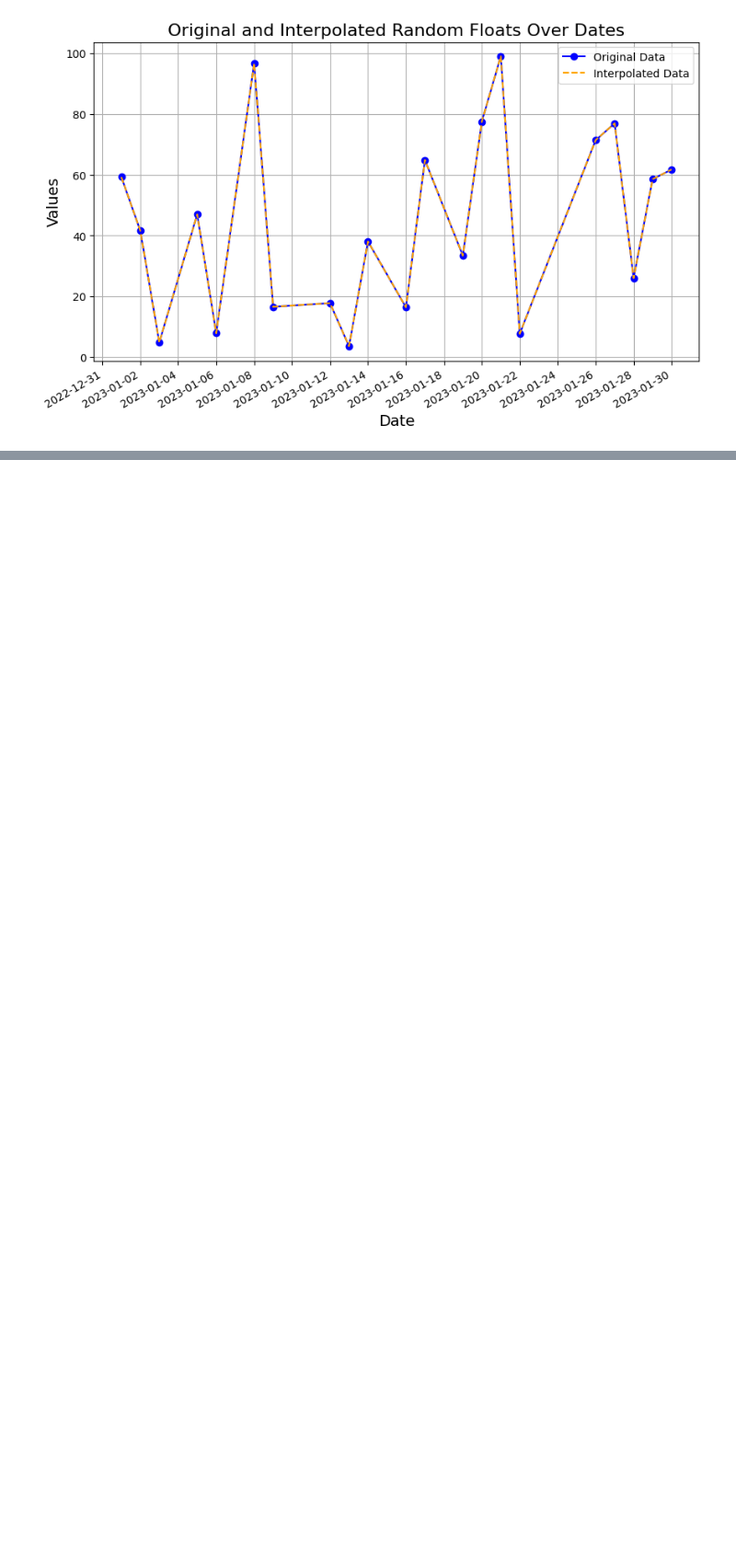
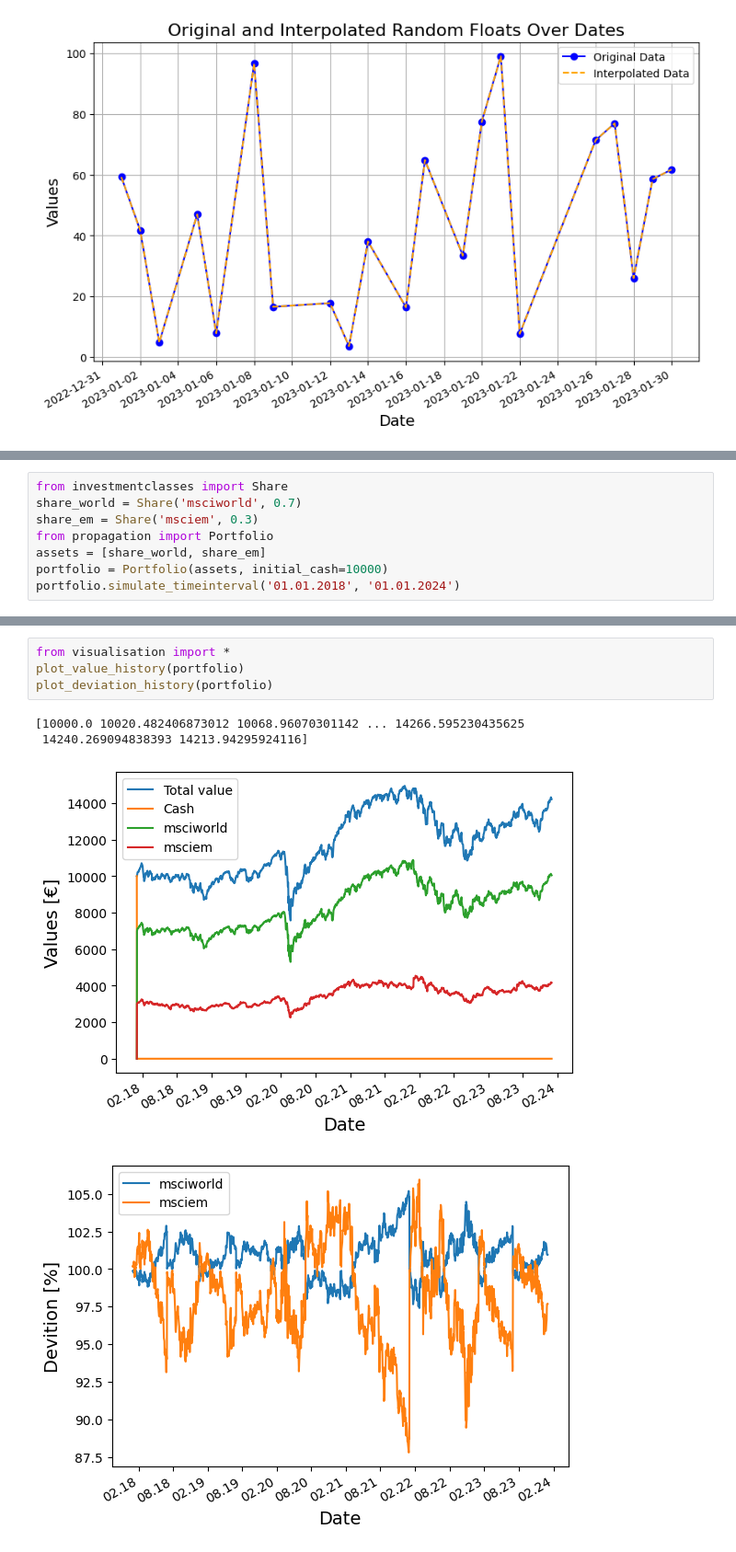
Before and after one commit to BastianSetter/Investment_analysis, a Jupyter notebook: testing.ipynb, the cells around one changed output, grey strips where cells are left out. Shown: that part at 92% size. Cells and saved outputs as stored; diff of their text form; blank space fills up the shorter version.

```diff
--- a/testing.ipynb
+++ b/testing.ipynb
@@ -165,0 +203,8 @@ plt.show()
+# %%
+from investmentclasses import Share
+share_world = Share('msciworld', 0.7)
+share_em = Share('msciem', 0.3)
+from propagation import Portfolio
+assets = [share_world, share_em]
+portfolio = Portfolio(assets, initial_cash=10000)
+portfolio.simulate_timeinterval('01.01.2018', '01.01.2024')
@@ -165,0 +229,9 @@ plt.show()
+# %%
+from visualisation import *
+plot_value_history(portfolio)
+plot_deviation_history(portfolio)
+# %% [output]
+[10000.0 10020.482406873012 10068.96070301142 ... 14266.595230435625
+ 14240.269094838393 14213.94295924116]
+[figure, added]
+[figure, added]
```
Also changed, not shown: parts of 8 cells of this notebook, 5 other files.
